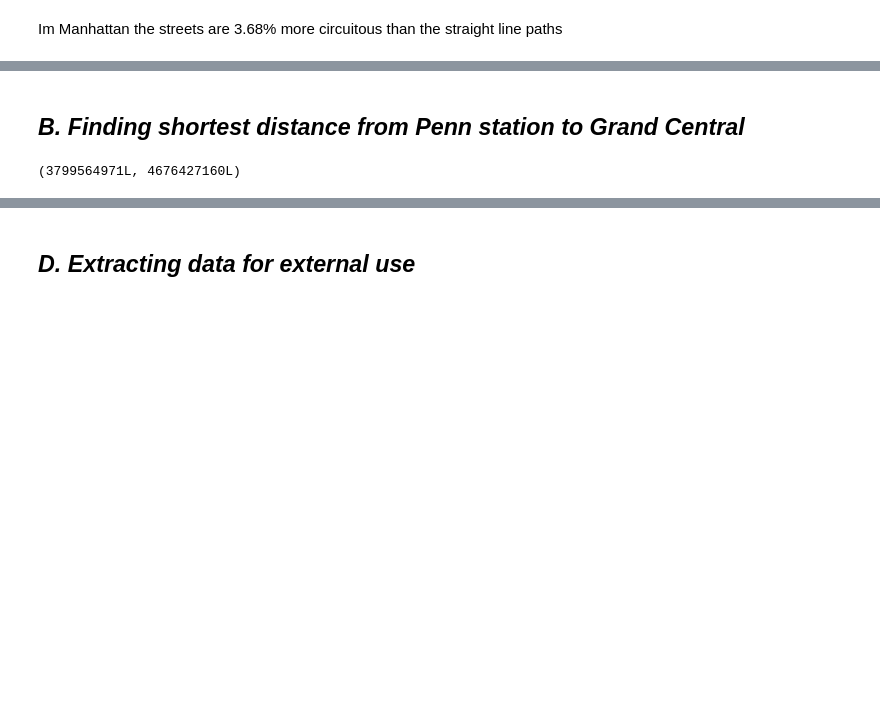
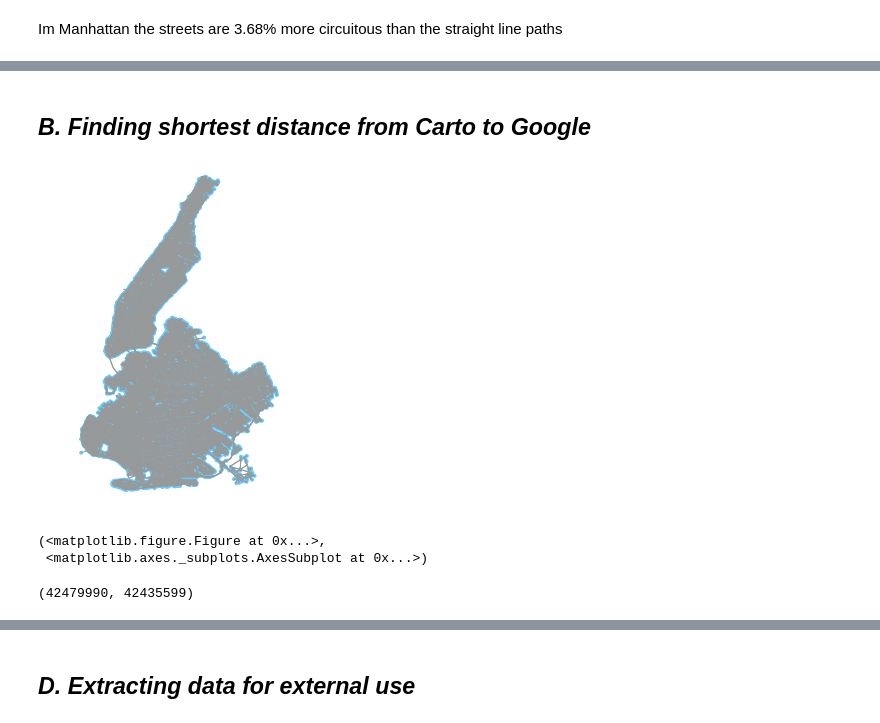
Before and after one commit to ManushiM/CartoCamp_Workshops, a Jupyter notebook: CartoCamp_OSMnx.ipynb, the cells around one changed output, grey strips where cells are left out. Cells and saved outputs as stored; diff of their text form; code cells hidden in the pictures; blank space fills up the shorter version.

```diff
--- a/CartoCamp_OSMnx.ipynb
+++ b/CartoCamp_OSMnx.ipynb
@@ -161,15 +166,24 @@ streets_per_node_counts                {0: 0, 1: 194, 2: 26, 3: 1919, 4: 2697, 5
 streets_per_node_proportion            {0: 0.0, 1: 0.039479039479, 2: 0.0052910052910...
 dtype: object
 # %% [markdown]
-## *B. Finding shortest distance from Penn station to Grand Central*
+## *B. Finding shortest distance from Carto to Google*
+# %%
+#Create graph from list of places
+place = ['Manhattan, New York City, USA', 'Brooklyn, New York City, USA']
+G4 = ox.graph_from_place(place)
+ox.plot_graph(G4)
+# %% [output]
+[figure, added]
+(<matplotlib.figure.Figure at 0x...>,
+ <matplotlib.axes._subplots.AxesSubplot at 0x...>)
 # %%
 #Provide coordinates and extract nodes
-penn_station = (40.750551, -73.993538)
-grand_central = (40.752954, -73.977251)
-origin_node = ox.get_nearest_node(G1, penn_station)
-destination_node = ox.get_nearest_node(G1, grand_central)
+carto = (40.704667, -73.936701)
+google_ny = (40.740881, -74.002017)
+origin_node = ox.get_nearest_node(G4, carto)
+destination_node = ox.get_nearest_node(G4, google_ny)
 origin_node, destination_node
 # %% [output]
-(3799564971L, 4676427160L)
+(42479990, 42435599)
 # %%
 # find the shortest path between origin and destination nodes
```
Also changed, not shown: parts of 34 cells of this notebook.
